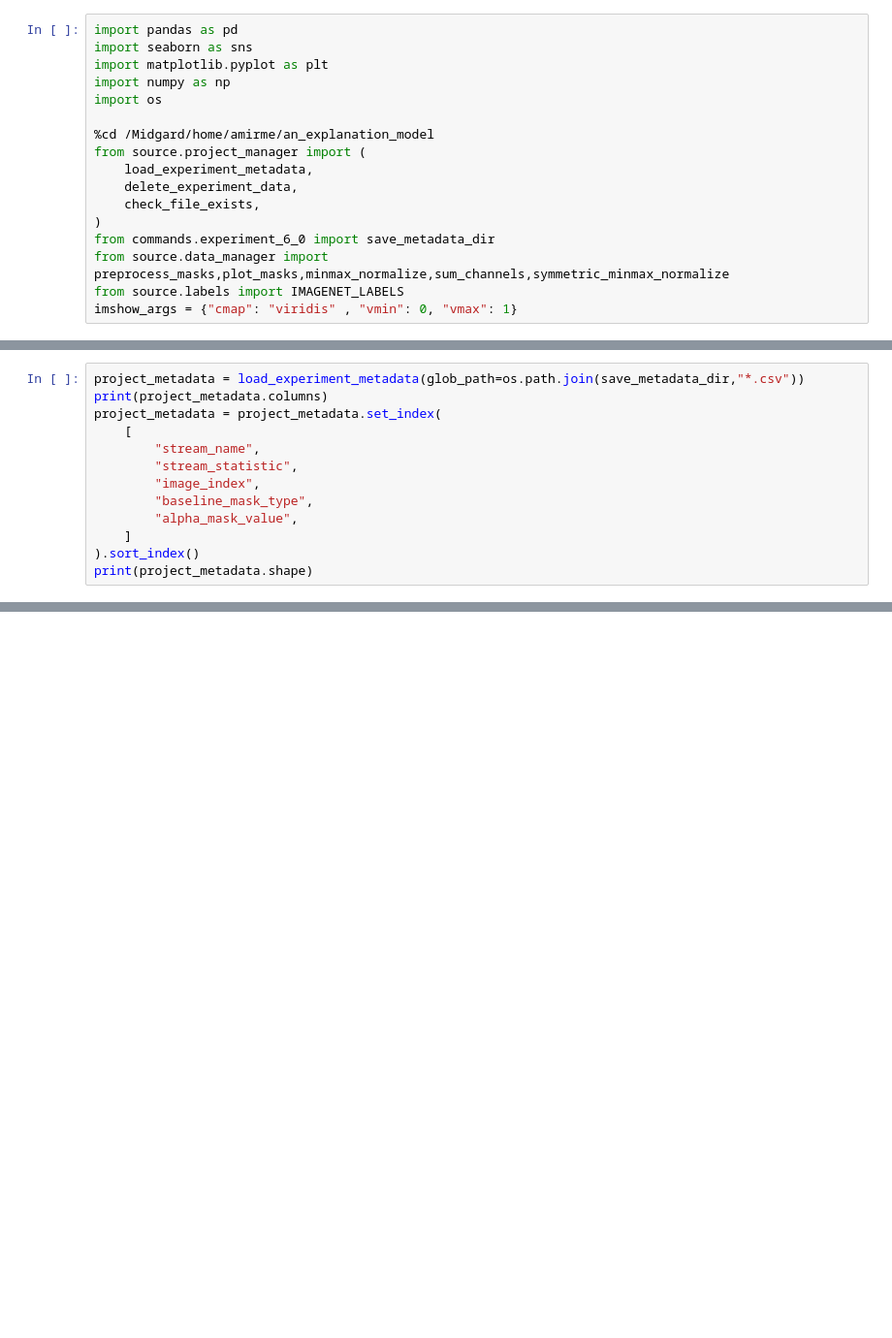
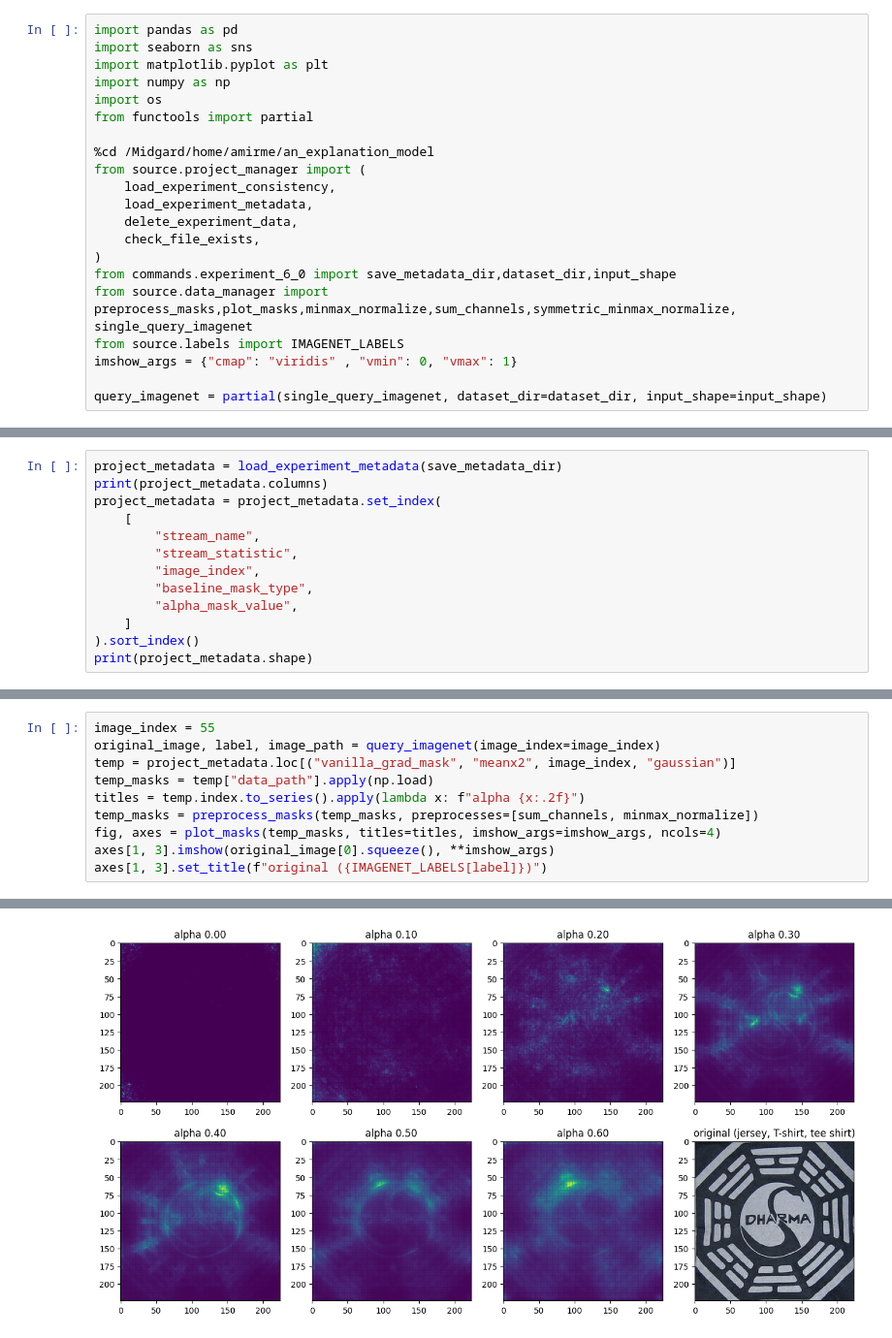
Before and after one commit to Amir-Mehrpanah/On-Spectral-Properties-of-Gradient-based-Explanation-Methods-ECCV24, a Jupyter notebook: experiments/experiment_6_0.ipynb, the cells around one changed output, grey strips where cells are left out. Shown at 97% size. Saved outputs shown, nothing was run; the diff lists cells and outputs as text; blank space fills up the shorter version.

```diff
--- a/experiments/experiment_6_0.ipynb
+++ b/experiments/experiment_6_0.ipynb
@@ -4,16 +4,20 @@ import seaborn as sns
 import matplotlib.pyplot as plt
 import numpy as np
 import os
+from functools import partial
 
 %cd /Midgard/home/amirme/an_explanation_model
 from source.project_manager import (
+    load_experiment_consistency,
     load_experiment_metadata,
     delete_experiment_data,
     check_file_exists,
 )
-from commands.experiment_6_0 import save_metadata_dir
-from source.data_manager import preprocess_masks,plot_masks,minmax_normalize,sum_channels,symmetric_minmax_normalize
+from commands.experiment_6_0 import save_metadata_dir,dataset_dir,input_shape
+from source.data_manager import preprocess_masks,plot_masks,minmax_normalize,sum_channels,symmetric_minmax_normalize, single_query_imagenet
 from source.labels import IMAGENET_LABELS
 imshow_args = {"cmap": "viridis" , "vmin": 0, "vmax": 1}
+
+query_imagenet = partial(single_query_imagenet, dataset_dir=dataset_dir, input_shape=input_shape)
 # %% [output]
 /Midgard/home/amirme/an_explanation_model
@@ -33,5 +27,5 @@ glob(glob_path)
 # %%
-project_metadata = load_experiment_metadata(glob_path=os.path.join(save_metadata_dir,"*.csv"))
+project_metadata = load_experiment_metadata(save_metadata_dir)
 print(project_metadata.columns)
 project_metadata = project_metadata.set_index(
     [
@@ -48,0 +79,11 @@ AssertionError: Could not find any metadata files in /*.csv
+# %%
+image_index = 55
+original_image, label, image_path = query_imagenet(image_index=image_index)
+temp = project_metadata.loc[("vanilla_grad_mask", "meanx2", image_index, "gaussian")]
+temp_masks = temp["data_path"].apply(np.load)
+titles = temp.index.to_series().apply(lambda x: f"alpha {x:.2f}")
+temp_masks = preprocess_masks(temp_masks, preprocesses=[sum_channels, minmax_normalize])
+fig, axes = plot_masks(temp_masks, titles=titles, imshow_args=imshow_args, ncols=4)
+axes[1, 3].imshow(original_image[0].squeeze(), **imshow_args)
+axes[1, 3].set_title(f"original ({IMAGENET_LABELS[label]})")
+# %% [output]
@@ -48,0 +103 @@ AssertionError: Could not find any metadata files in /*.csv
+[figure, added]
```
Also changed, not shown: parts of 7 cells of this notebook, 4 other files.
